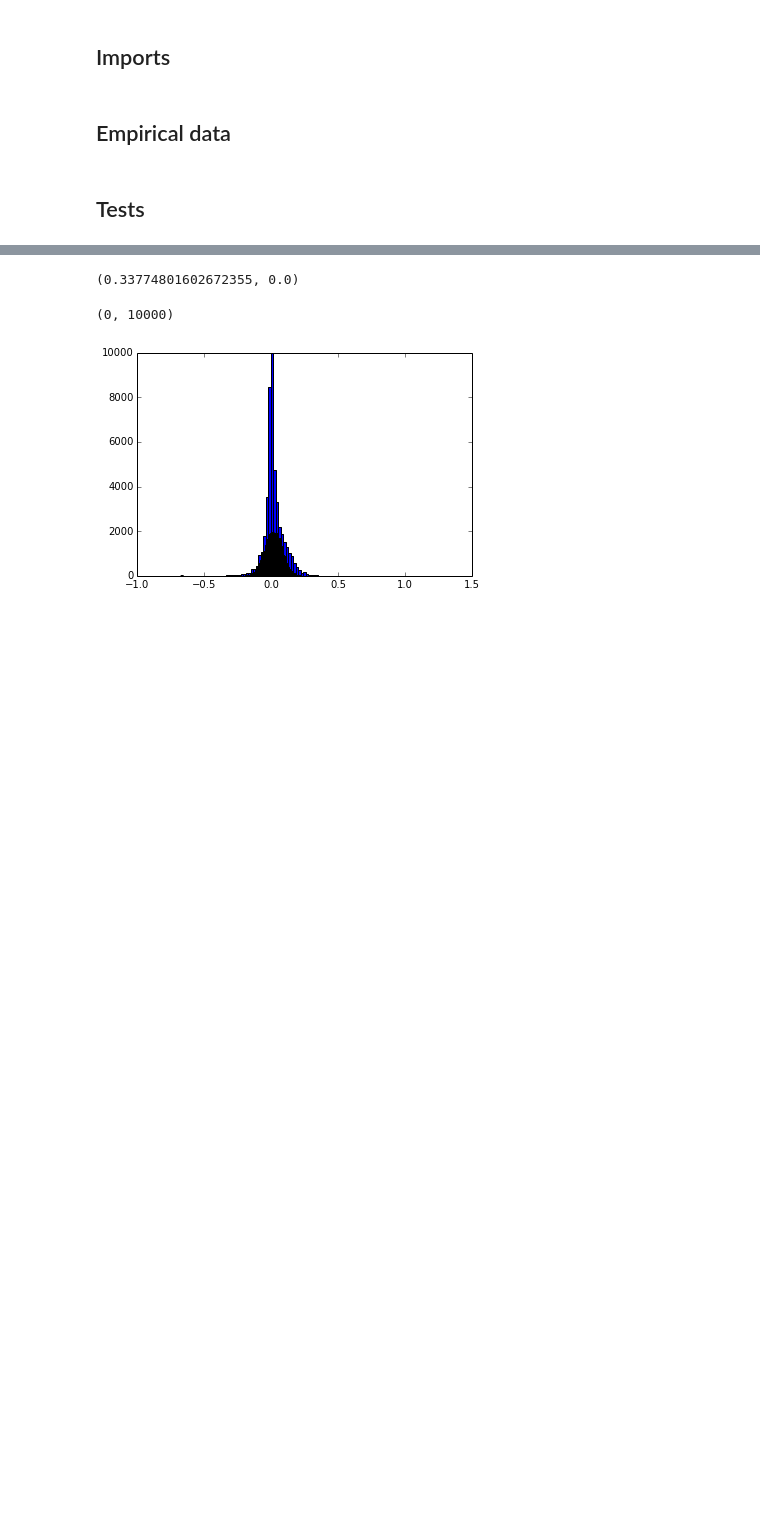
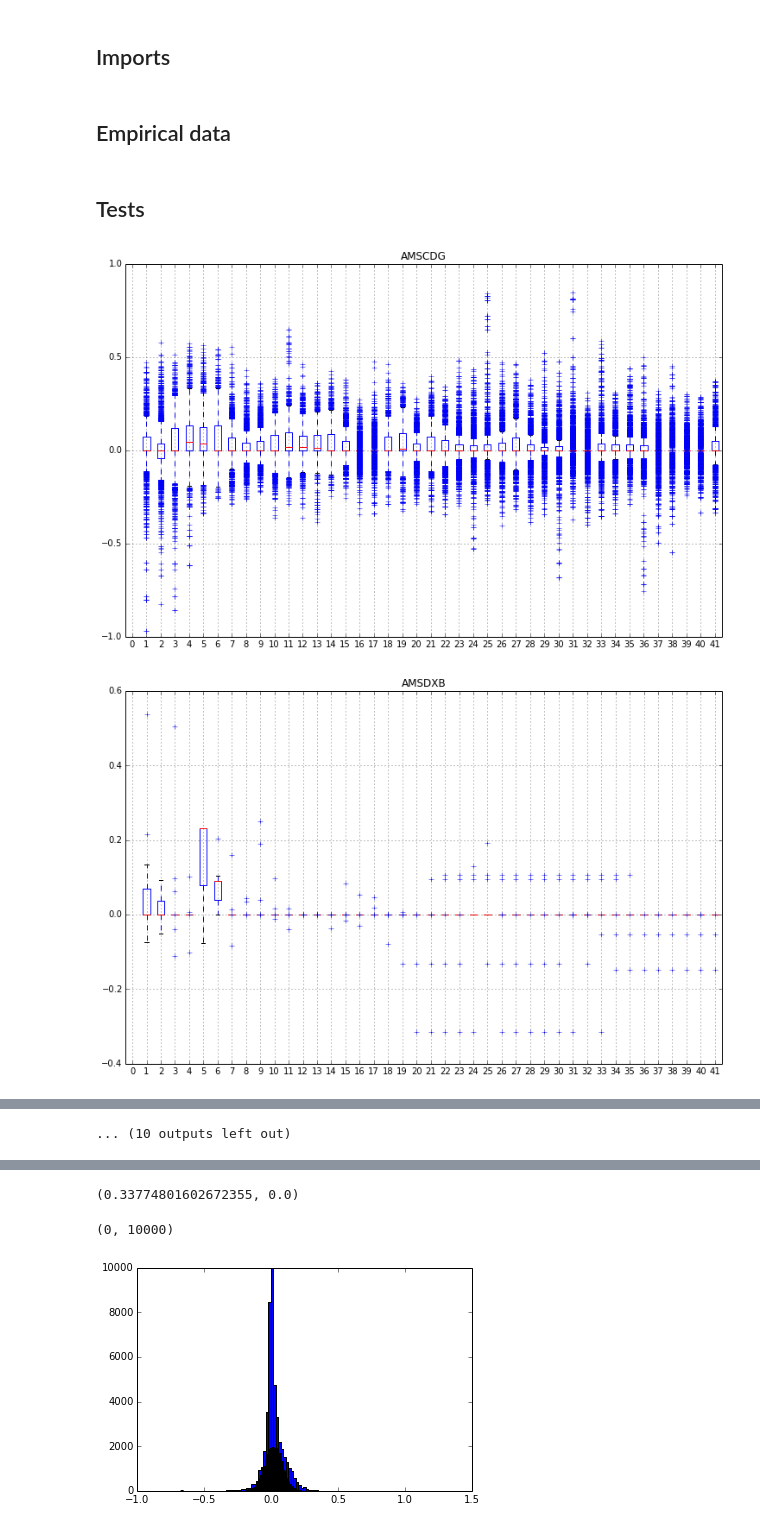
Before and after one commit to vankempen/Thesis, a Jupyter notebook: Simulation/Statistical Analysis.ipynb, the cells around one changed output, grey strips where cells are left out. Saved outputs shown, nothing was run; the diff lists cells and outputs as text; code cells hidden in the pictures; blank space fills up the shorter version.

```diff
--- a/Simulation/Statistical Analysis.ipynb
+++ b/Simulation/Statistical Analysis.ipynb
@@ -46 +47,15 @@ aRet = (a.T.shift(1).T-a).values[:,1:].flatten()
 #na, ba, pa = hist(aRet, 1000)
+# %%
+figsize(12, 8)
+
+for flyFrom in historical.keys():
+    for flyTo in historical[flyFrom].keys():
+        b, _ = get_ticketPrices(storage, flyFrom, flyTo)
+        b = np.log(b)
+        bRet = (b.T.shift(1).T-b)
+        fig = figure()
+        _ = bRet.boxplot()
+        title(flyFrom +  flyTo)
+# %% [output]
+[figure, added]
+[figure, added]
@@ -46,0 +72 @@ aRet = (a.T.shift(1).T-a).values[:,1:].flatten()
+... (10 outputs left out)
```
Also changed, not shown: parts of 18 cells of this notebook, 4 other files.
